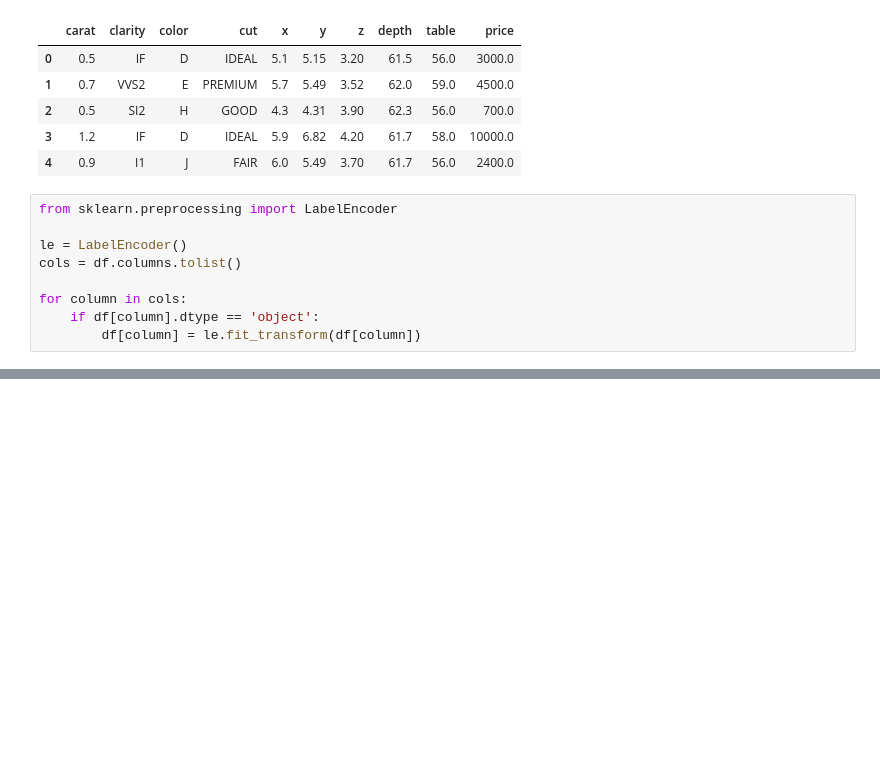
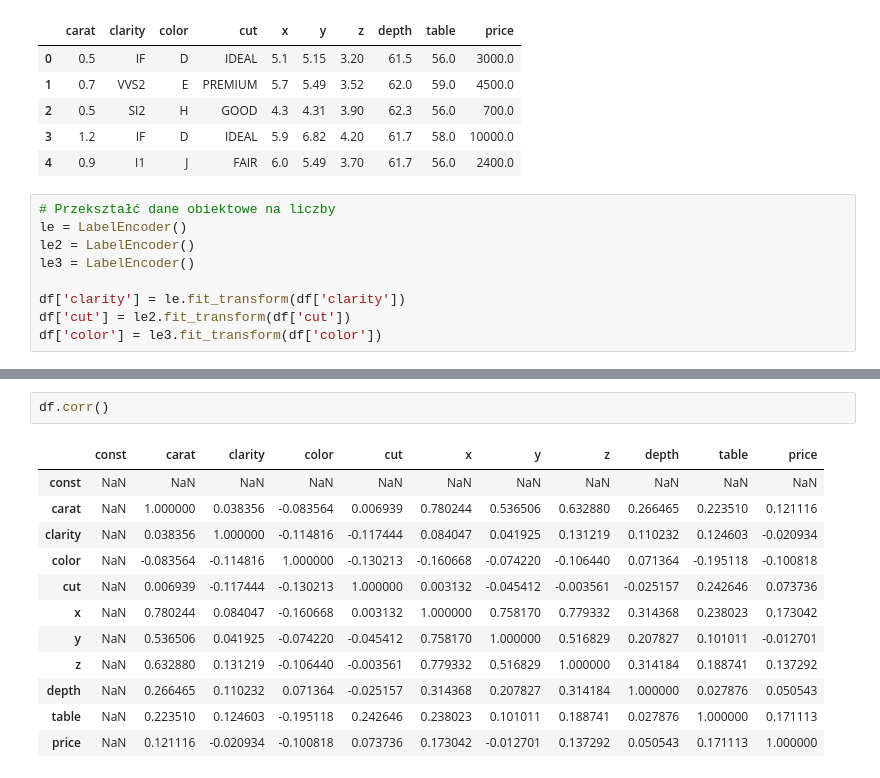
Before and after one commit to karolsobotka/PAD, a Jupyter notebook: messy_data_proj/etap_tworzenia_modelu_regresji.ipynb, the cells around one changed output, grey strips where cells are left out. Cells and saved outputs as stored; diff of their text form; blank space fills up the shorter version.

```diff
--- a/messy_data_proj/etap_tworzenia_modelu_regresji.ipynb
+++ b/messy_data_proj/etap_tworzenia_modelu_regresji.ipynb
@@ -11,12 +11,12 @@ df.head(5)
 | 2 | 0.5 | SI2 | H | GOOD | 4.3 | 4.31 | 3.90 | 62.3 | 56.0 | 700.0 |
 | 3 | 1.2 | IF | D | IDEAL | 5.9 | 6.82 | 4.20 | 61.7 | 58.0 | 10000.0 |
 | 4 | 0.9 | I1 | J | FAIR | 6.0 | 5.49 | 3.70 | 61.7 | 56.0 | 2400.0 |
-# %%
-from sklearn.preprocessing import LabelEncoder
-
-le = LabelEncoder()
-cols = df.columns.tolist()
-
-for column in cols:
-    if df[column].dtype == 'object':
-        df[column] = le.fit_transform(df[column])
+# %%
+# Przekształć dane obiektowe na liczby
+le = LabelEncoder()
+le2 = LabelEncoder()
+le3 = LabelEncoder()
+
+df['clarity'] = le.fit_transform(df['clarity'])
+df['cut'] = le2.fit_transform(df['cut'])
+df['color'] = le3.fit_transform(df['color'])
@@ -22,0 +264,15 @@ for column in cols:
+# %%
+df.corr()
+# %% [output]
+|  | const | carat | clarity | color | cut | x | y | z | depth | table | price |
+| const | NaN | NaN | NaN | NaN | NaN | NaN | NaN | NaN | NaN | NaN | NaN |
+| carat | NaN | 1.000000 | 0.038356 | -0.083564 | 0.006939 | 0.780244 | 0.536506 | 0.632880 | 0.266465 | 0.223510 | 0.121116 |
+| clarity | NaN | 0.038356 | 1.000000 | -0.114816 | -0.117444 | 0.084047 | 0.041925 | 0.131219 | 0.110232 | 0.124603 | -0.020934 |
+| color | NaN | -0.083564 | -0.114816 | 1.000000 | -0.130213 | -0.160668 | -0.074220 | -0.106440 | 0.071364 | -0.195118 | -0.100818 |
+| cut | NaN | 0.006939 | -0.117444 | -0.130213 | 1.000000 | 0.003132 | -0.045412 | -0.003561 | -0.025157 | 0.242646 | 0.073736 |
+| x | NaN | 0.780244 | 0.084047 | -0.160668 | 0.003132 | 1.000000 | 0.758170 | 0.779332 | 0.314368 | 0.238023 | 0.173042 |
+| y | NaN | 0.536506 | 0.041925 | -0.074220 | -0.045412 | 0.758170 | 1.000000 | 0.516829 | 0.207827 | 0.101011 | -0.012701 |
+| z | NaN | 0.632880 | 0.131219 | -0.106440 | -0.003561 | 0.779332 | 0.516829 | 1.000000 | 0.314184 | 0.188741 | 0.137292 |
+| depth | NaN | 0.266465 | 0.110232 | 0.071364 | -0.025157 | 0.314368 | 0.207827 | 0.314184 | 1.000000 | 0.027876 | 0.050543 |
+| table | NaN | 0.223510 | 0.124603 | -0.195118 | 0.242646 | 0.238023 | 0.101011 | 0.188741 | 0.027876 | 1.000000 | 0.171113 |
+| price | NaN | 0.121116 | -0.020934 | -0.100818 | 0.073736 | 0.173042 | -0.012701 | 0.137292 | 0.050543 | 0.171113 | 1.000000 |
```
Also changed, not shown: parts of 12 cells of this notebook, 1 other file.
